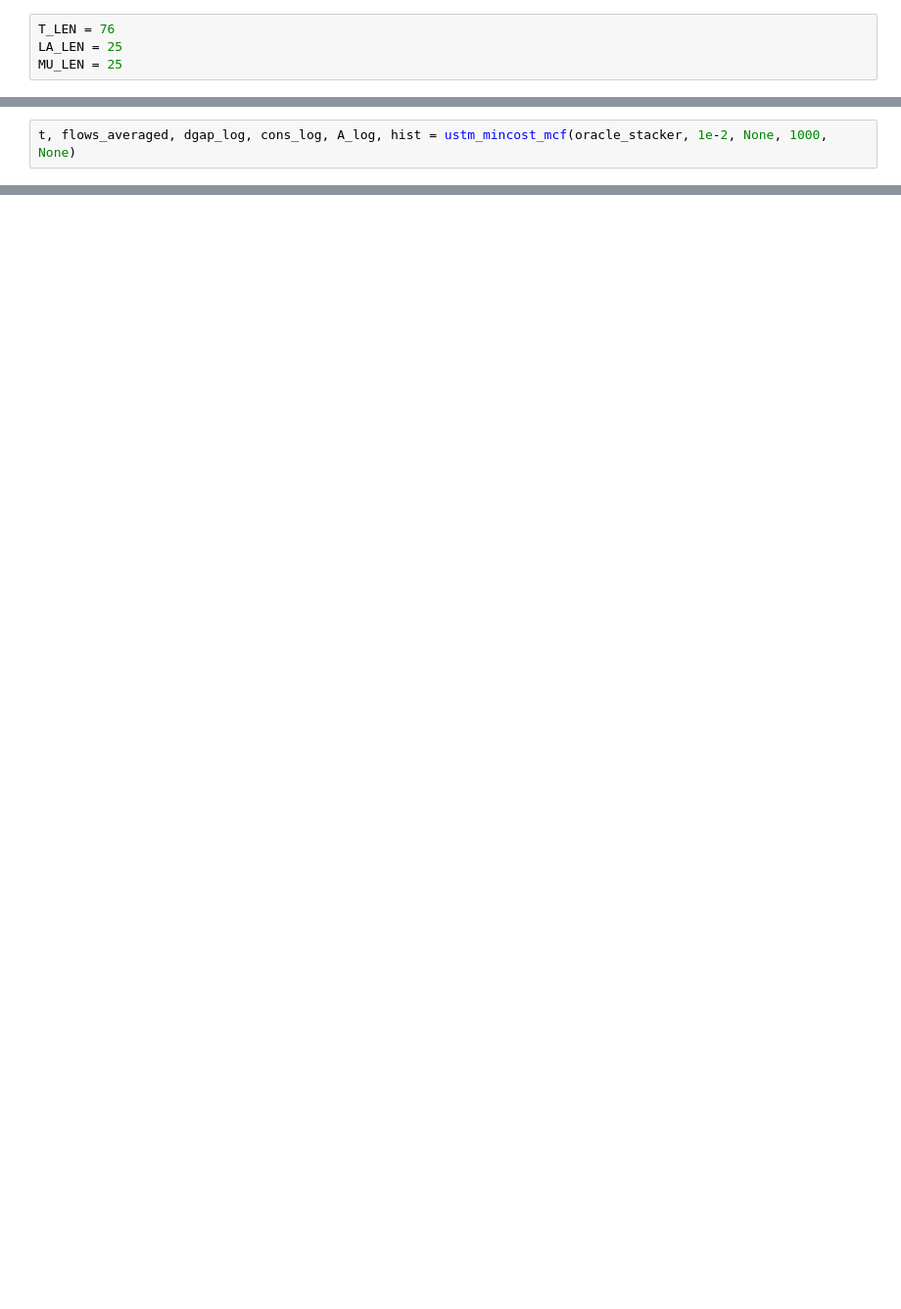
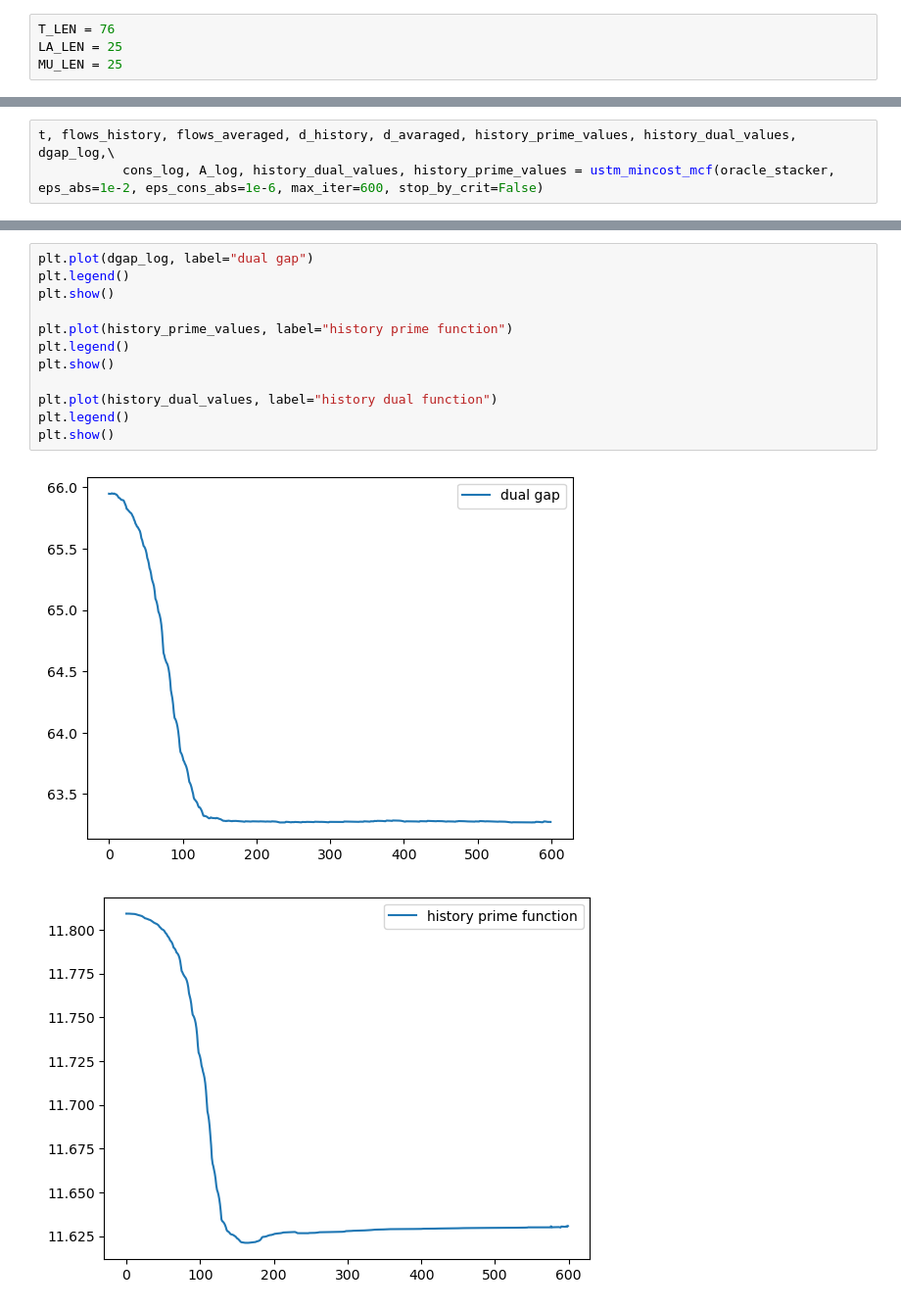
Before and after one commit to Lareton/transport_network_optimization, a Jupyter notebook: test_USTM.ipynb, the cells around one changed output, grey strips where cells are left out. Shown at 98% size. Saved outputs shown, nothing was run; the diff lists cells and outputs as text; blank space fills up the shorter version.

Commit message:
add logging dual gap and other metrics

```diff
--- a/test_USTM.ipynb
+++ b/test_USTM.ipynb
@@ -74,5 +57,6 @@ array([ 6.,  4.,  6.,  5.,  4.,  4.,  4.,  4.,  2.,  6.,  2.,  4.,  5.,
 # %%
-t, flows_averaged, dgap_log, cons_log, A_log, hist = ustm_mincost_mcf(oracle_stacker, 1e-2, None, 1000, None)
+t, flows_history, flows_averaged, d_history, d_avaraged, history_prime_values, history_dual_values, dgap_log,\
+           cons_log, A_log, history_dual_values, history_prime_values = ustm_mincost_mcf(oracle_stacker,  eps_abs=1e-2, eps_cons_abs=1e-6, max_iter=600, stop_by_crit=False)
 # %% [output]
 1
 1
@@ -275,0 +258,15 @@ grad dF dmu:  42892.830414884025
+# %%
+plt.plot(dgap_log, label="dual gap")
+plt.legend()
+plt.show()
+
+plt.plot(history_prime_values, label="history prime function")
+plt.legend()
+plt.show()
+
+plt.plot(history_dual_values, label="history dual function")
+plt.legend()
+plt.show()
+# %% [output]
+[figure, added]
+[figure, added]
```
Also changed, not shown: parts of 10 cells of this notebook, 1 other file.
